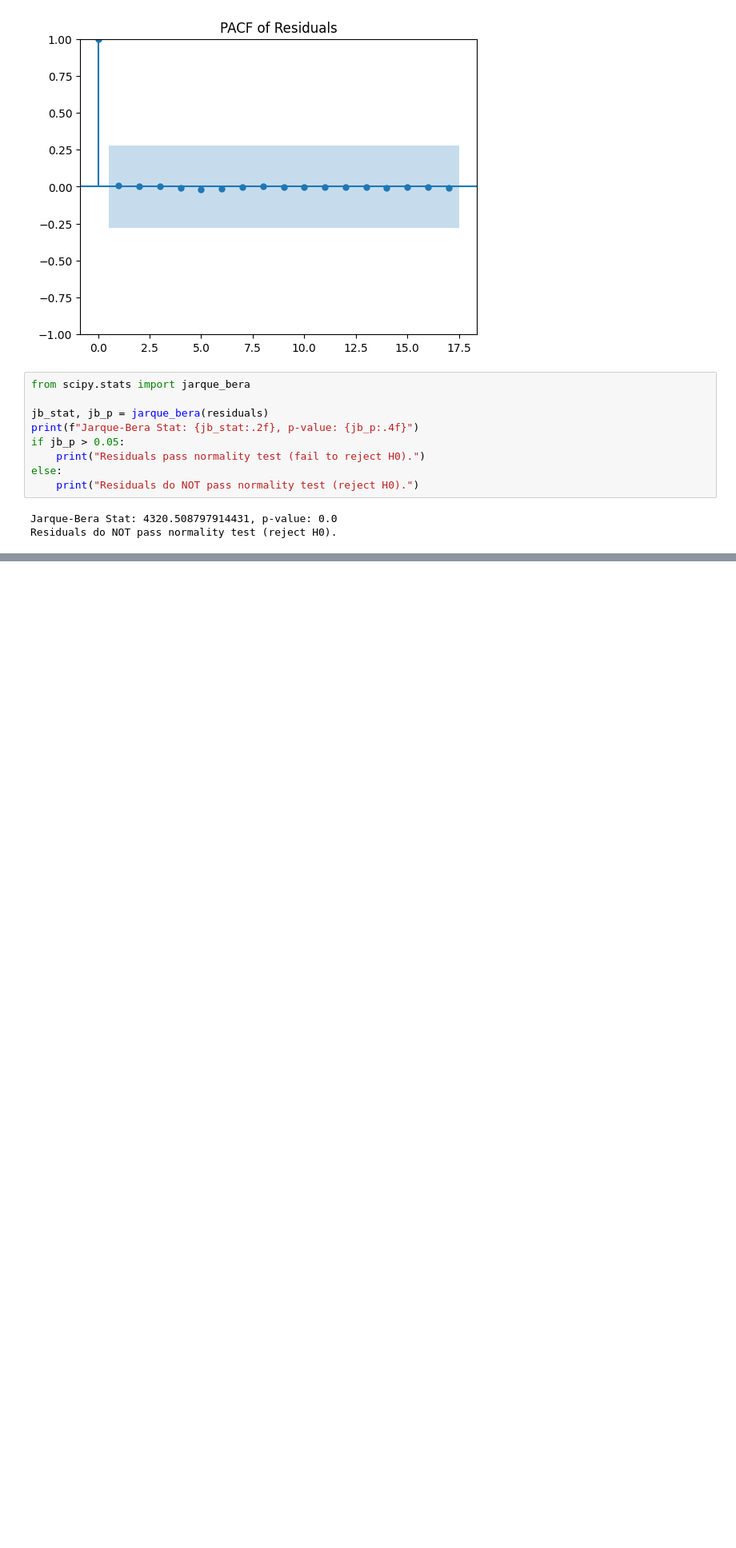
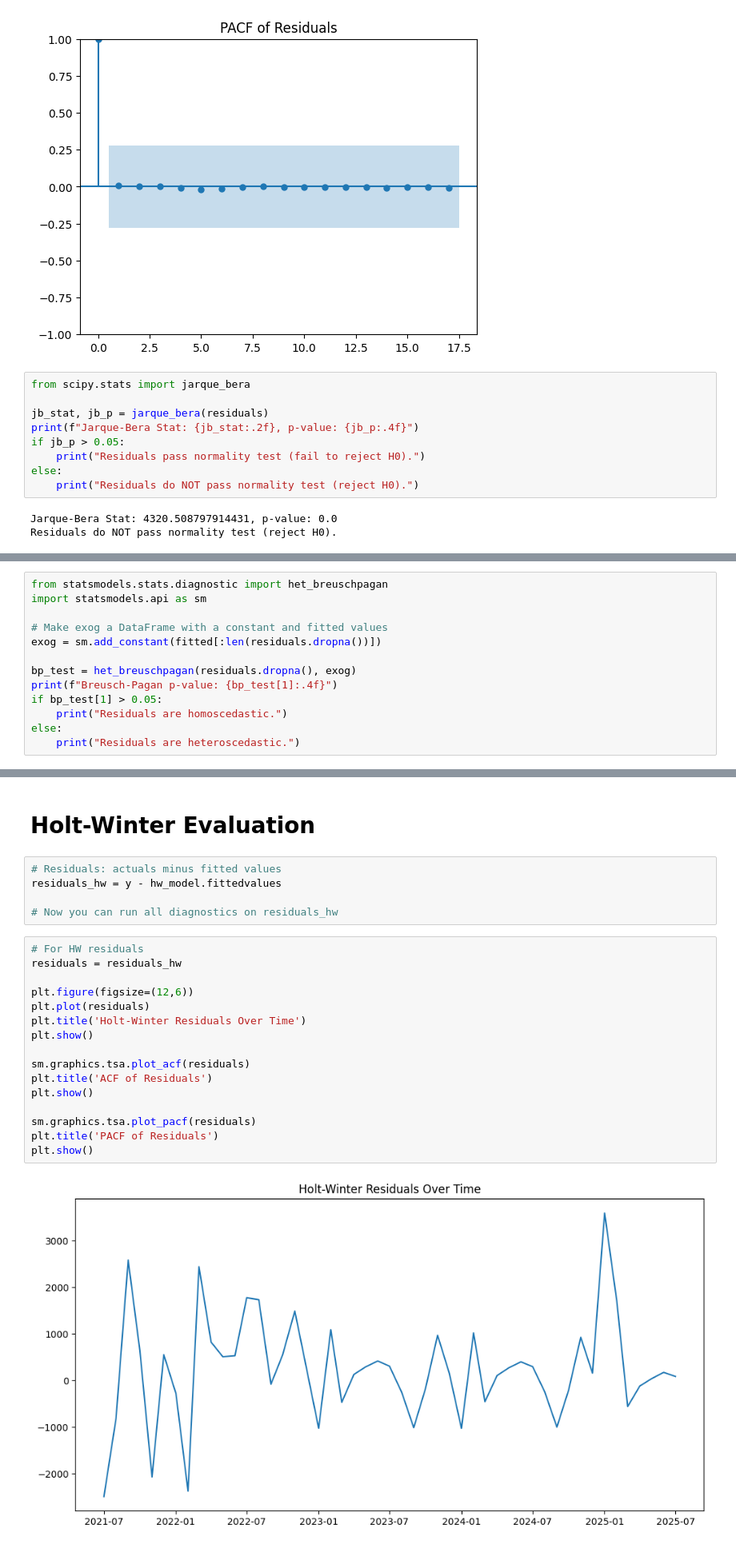
Before and after one commit to shawnjohn23/GMU-ABS, a Jupyter notebook: Dining.ipynb, the cells around one changed output, grey strips where cells are left out. Shown at 80% size. Cells and saved outputs as stored; diff of their text form; blank space fills up the shorter version.

```diff
--- a/Dining.ipynb
+++ b/Dining.ipynb
@@ -593,0 +564,13 @@ ValueError: The Breusch-Pagan test requires exog to have at least two columns wh
+# %%
+from statsmodels.stats.diagnostic import het_breuschpagan
+import statsmodels.api as sm
+
+# Make exog a DataFrame with a constant and fitted values
+exog = sm.add_constant(fitted[:len(residuals.dropna())])
+
+bp_test = het_breuschpagan(residuals.dropna(), exog)
+print(f"Breusch-Pagan p-value: {bp_test[1]:.4f}")
+if bp_test[1] > 0.05:
+    print("Residuals are homoscedastic.")
+else:
+    print("Residuals are heteroscedastic.")
@@ -593,0 +592,25 @@ ValueError: The Breusch-Pagan test requires exog to have at least two columns wh
+# %% [markdown]
+# Holt-Winter Evaluation
+# %%
+# Residuals: actuals minus fitted values
+residuals_hw = y - hw_model.fittedvalues
+
+# Now you can run all diagnostics on residuals_hw
+# %%
+# For HW residuals
+residuals = residuals_hw
+
+plt.figure(figsize=(12,6))
+plt.plot(residuals)
+plt.title('Holt-Winter Residuals Over Time')
+plt.show()
+
+sm.graphics.tsa.plot_acf(residuals)
+plt.title('ACF of Residuals')
+plt.show()
+
+sm.graphics.tsa.plot_pacf(residuals)
+plt.title('PACF of Residuals')
+plt.show()
+# %% [output]
+[figure, added]
```
Also changed, not shown: parts of 22 cells of this notebook.
